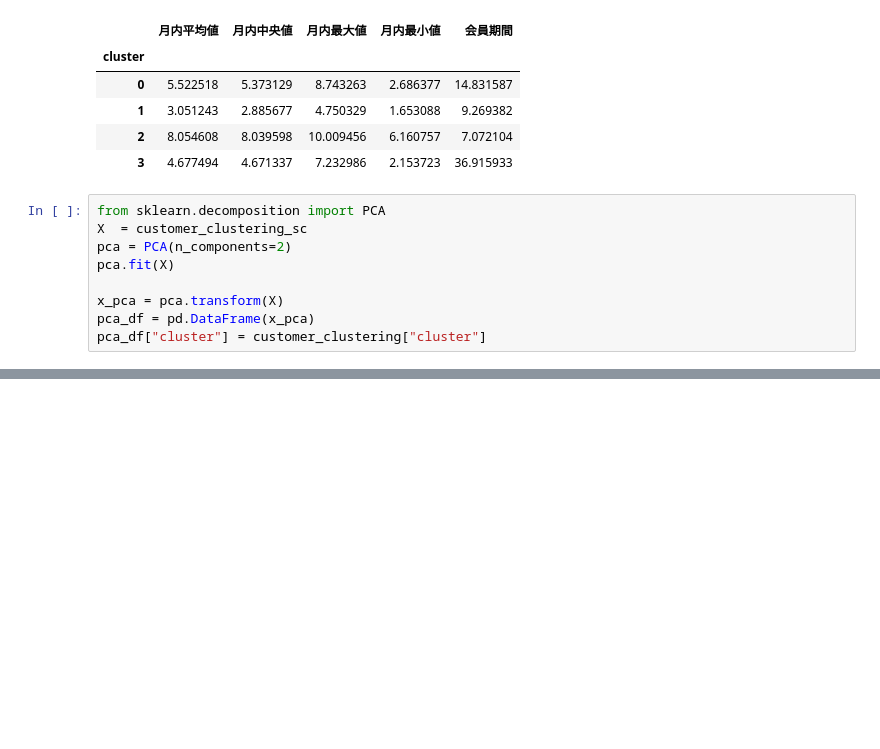
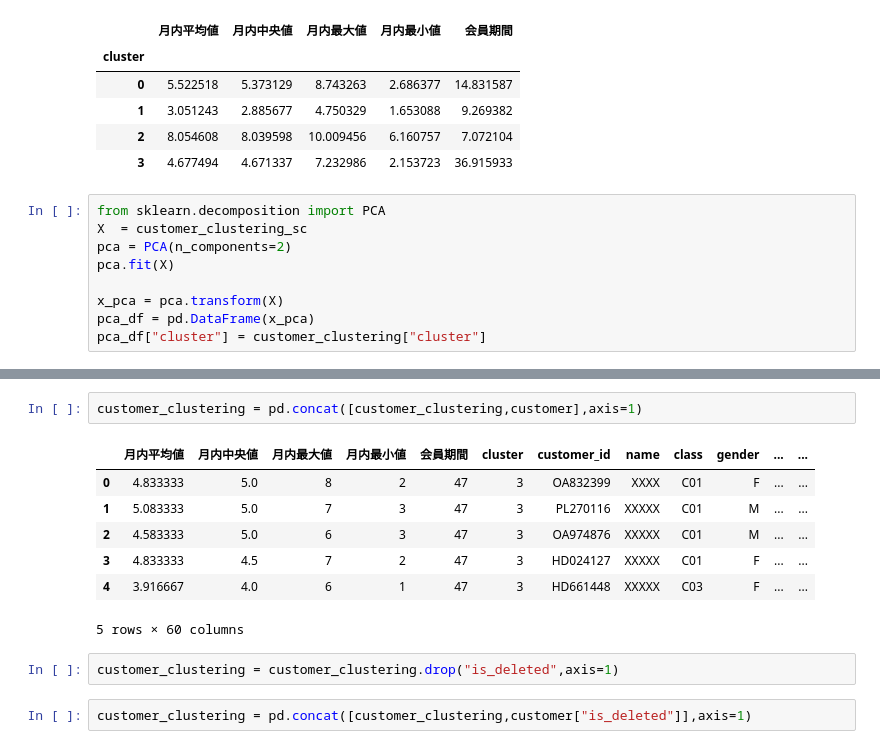
Before and after one commit to zaxirolls/learn, a Jupyter notebook: pythonknock100/サンプルコード_20200325 2/4章/ch4.ipynb, the cells around one changed output, grey strips where cells are left out. Cells and saved outputs as stored; diff of their text form; blank space fills up the shorter version.

```diff
--- a/pythonknock100/サンプルコード_20200325 2/4章/ch4.ipynb
+++ b/pythonknock100/サンプルコード_20200325 2/4章/ch4.ipynb
@@ -99,0 +104,14 @@ for i in customer_clusteri
+# %%
+customer_clustering = pd.concat([customer_clustering,customer],axis=1)
+# %% [output]
+|  | 月内平均値 | 月内中央値 | 月内最大値 | 月内最小値 | 会員期間 | cluster | customer_id | name | class | gender | ... | ... |
+| 0 | 4.833333 | 5.0 | 8 | 2 | 47 | 3 | OA832399 | XXXX | C01 | F | ... | ... |
+| 1 | 5.083333 | 5.0 | 7 | 3 | 47 | 3 | PL270116 | XXXXX | C01 | M | ... | ... |
+| 2 | 4.583333 | 5.0 | 6 | 3 | 47 | 3 | OA974876 | XXXXX | C01 | M | ... | ... |
+| 3 | 4.833333 | 4.5 | 7 | 2 | 47 | 3 | HD024127 | XXXXX | C01 | F | ... | ... |
+| 4 | 3.916667 | 4.0 | 6 | 1 | 47 | 3 | HD661448 | XXXXX | C03 | F | ... | ... |
+5 rows × 60 columns
+# %%
+customer_clustering = customer_clustering.drop("is_deleted",axis=1)
+# %%
+customer_clustering = pd.concat([customer_clustering,customer["is_deleted"]],axis=1)
```
Also changed, not shown: parts of 2 cells of this notebook.
